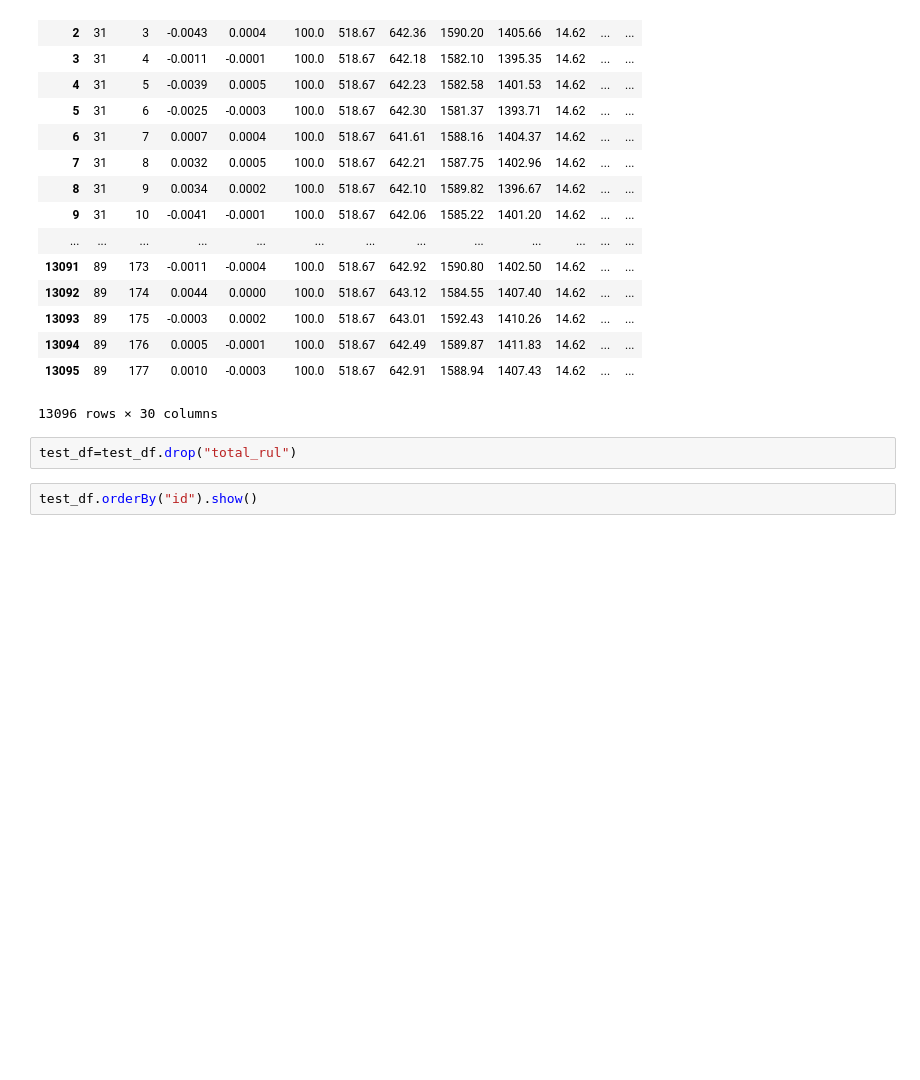
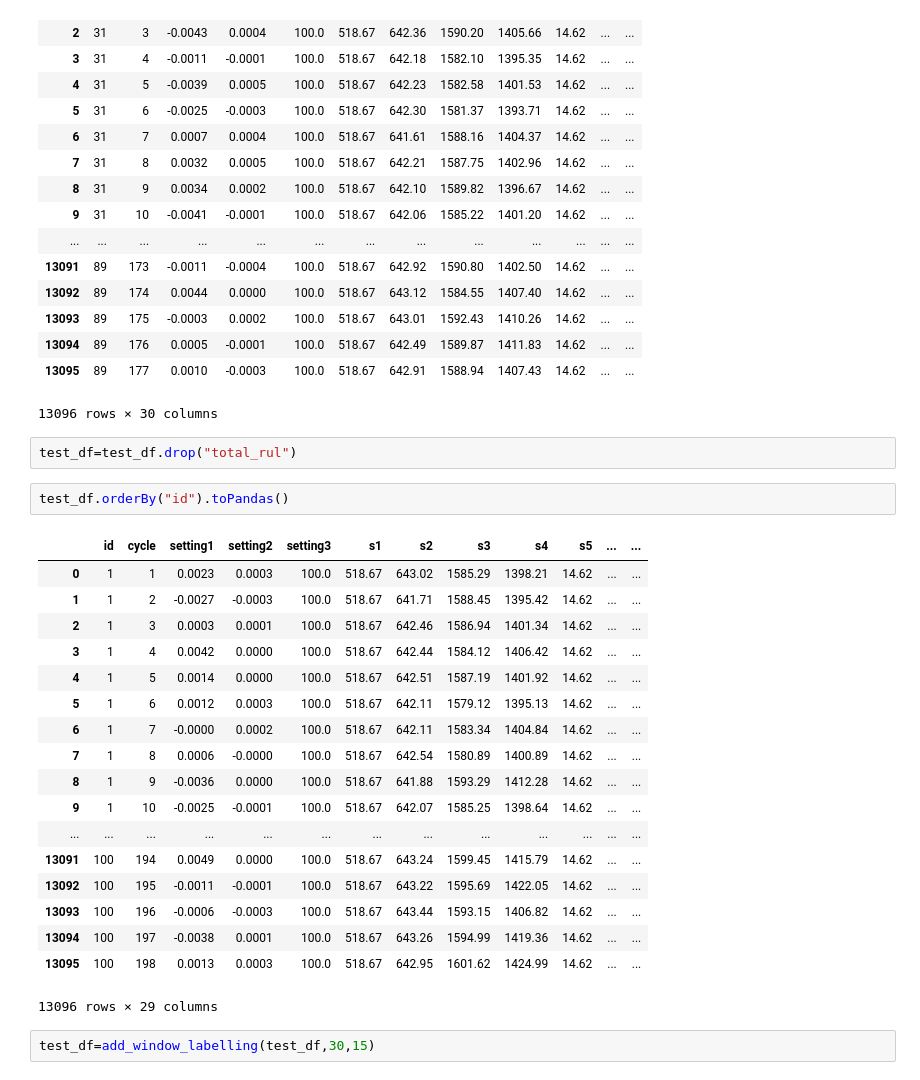
Before and after one commit to rkorugan/MachineLearning, a Jupyter notebook: Predictive analytics.ipynb, the cells around one changed output. Drawn from its saved outputs; the diff is of its cells as text; blank space fills up the shorter version.

```diff
--- a/Predictive analytics.ipynb
+++ b/Predictive analytics.ipynb
@@ -247,4 +733,25 @@ test_df.toPandas()
 # %%
 test_df=test_df.drop("total_rul")
 # %%
-test_df.orderBy("id").show()
+test_df.orderBy("id").toPandas()
+# %% [output]
+|  | id | cycle | setting1 | setting2 | setting3 | s1 | s2 | s3 | s4 | s5 | ... | ... |
+| 0 | 1 | 1 | 0.0023 | 0.0003 | 100.0 | 518.67 | 643.02 | 1585.29 | 1398.21 | 14.62 | ... | ... |
+| 1 | 1 | 2 | -0.0027 | -0.0003 | 100.0 | 518.67 | 641.71 | 1588.45 | 1395.42 | 14.62 | ... | ... |
+| 2 | 1 | 3 | 0.0003 | 0.0001 | 100.0 | 518.67 | 642.46 | 1586.94 | 1401.34 | 14.62 | ... | ... |
+| 3 | 1 | 4 | 0.0042 | 0.0000 | 100.0 | 518.67 | 642.44 | 1584.12 | 1406.42 | 14.62 | ... | ... |
+| 4 | 1 | 5 | 0.0014 | 0.0000 | 100.0 | 518.67 | 642.51 | 1587.19 | 1401.92 | 14.62 | ... | ... |
+| 5 | 1 | 6 | 0.0012 | 0.0003 | 100.0 | 518.67 | 642.11 | 1579.12 | 1395.13 | 14.62 | ... | ... |
+| 6 | 1 | 7 | -0.0000 | 0.0002 | 100.0 | 518.67 | 642.11 | 1583.34 | 1404.84 | 14.62 | ... | ... |
+| 7 | 1 | 8 | 0.0006 | -0.0000 | 100.0 | 518.67 | 642.54 | 1580.89 | 1400.89 | 14.62 | ... | ... |
+| 8 | 1 | 9 | -0.0036 | 0.0000 | 100.0 | 518.67 | 641.88 | 1593.29 | 1412.28 | 14.62 | ... | ... |
+| 9 | 1 | 10 | -0.0025 | -0.0001 | 100.0 | 518.67 | 642.07 | 1585.25 | 1398.64 | 14.62 | ... | ... |
+| ... | ... | ... | ... | ... | ... | ... | ... | ... | ... | ... | ... | ... |
+| 13091 | 100 | 194 | 0.0049 | 0.0000 | 100.0 | 518.67 | 643.24 | 1599.45 | 1415.79 | 14.62 | ... | ... |
+| 13092 | 100 | 195 | -0.0011 | -0.0001 | 100.0 | 518.67 | 643.22 | 1595.69 | 1422.05 | 14.62 | ... | ... |
+| 13093 | 100 | 196 | -0.0006 | -0.0003 | 100.0 | 518.67 | 643.44 | 1593.15 | 1406.82 | 14.62 | ... | ... |
+| 13094 | 100 | 197 | -0.0038 | 0.0001 | 100.0 | 518.67 | 643.26 | 1594.99 | 1419.36 | 14.62 | ... | ... |
+| 13095 | 100 | 198 | 0.0013 | 0.0003 | 100.0 | 518.67 | 642.95 | 1601.62 | 1424.99 | 14.62 | ... | ... |
+13096 rows × 29 columns
+# %%
+test_df=add_window_labelling(test_df,30,15)
```
Also changed, not shown: parts of 57 cells of this notebook.
